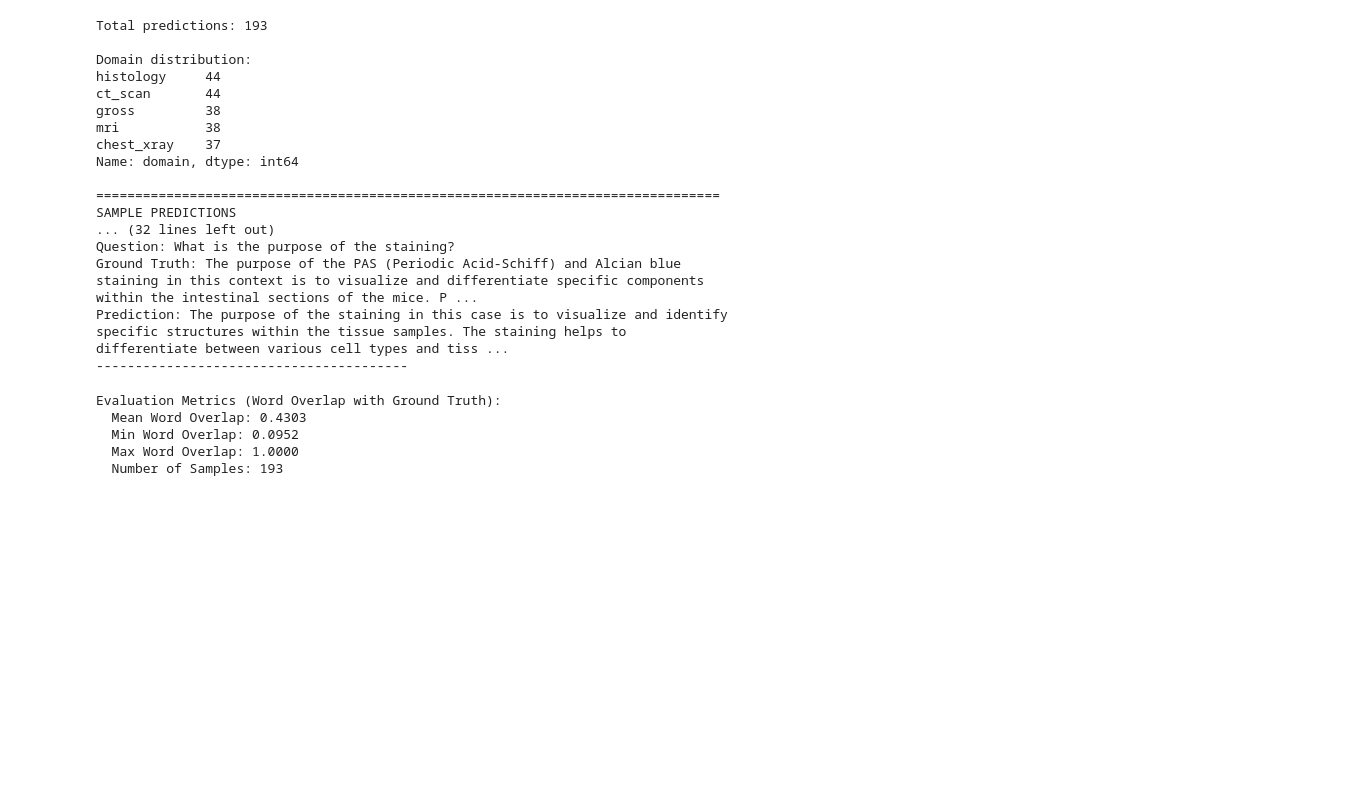
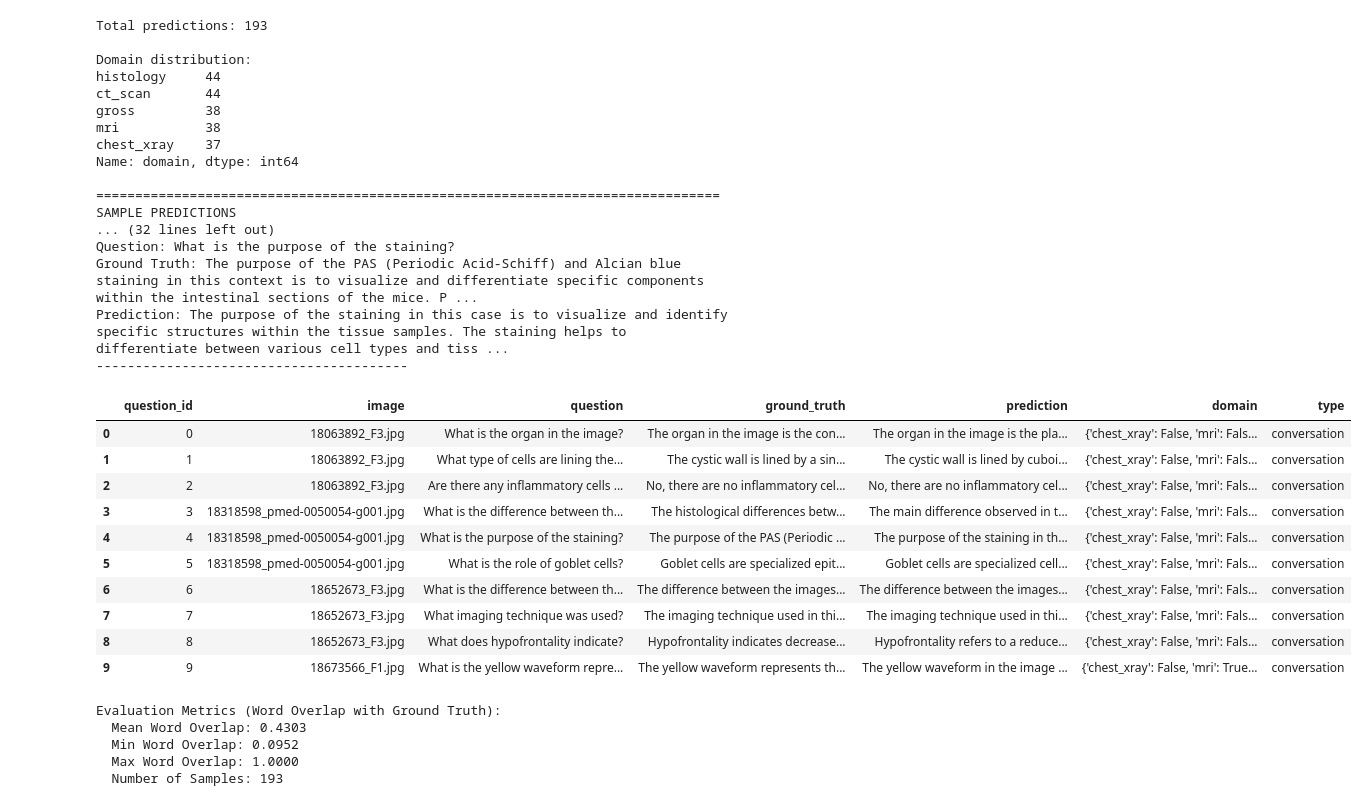
Before and after one commit to Addi-11/CorTEX, a Jupyter notebook: llava-med-basic-test.ipynb, the cells around one changed output. Cells and saved outputs as stored; diff of their text form; code cells hidden in the pictures; blank space fills up the shorter version.

```diff
--- a/llava-med-basic-test.ipynb
+++ b/llava-med-basic-test.ipynb
@@ -340,6 +214,20 @@ Question: What is the purpose of the staining?
 Ground Truth: The purpose of the PAS (Periodic Acid-Schiff) and Alcian blue staining in this context is to visualize and differentiate specific components within the intestinal sections of the mice. P ...
 Prediction: The purpose of the staining in this case is to visualize and identify specific structures within the tissue samples. The staining helps to differentiate between various cell types and tiss ...
 ----------------------------------------
+# %%
+df.head(10)
+# %% [output]
+|  | question_id | image | question | ground_truth | prediction | domain | type |
+| 0 | 0 | 18063892_F3.jpg | What is the organ in the image? | The organ in the image is the con... | The organ in the image is the pla... | {'chest_xray': False, 'mri': Fals... | conversation |
+| 1 | 1 | 18063892_F3.jpg | What type of cells are lining the... | The cystic wall is lined by a sin... | The cystic wall is lined by cuboi... | {'chest_xray': False, 'mri': Fals... | conversation |
+| 2 | 2 | 18063892_F3.jpg | Are there any inflammatory cells ... | No, there are no inflammatory cel... | No, there are no inflammatory cel... | {'chest_xray': False, 'mri': Fals... | conversation |
+| 3 | 3 | 18318598_pmed-0050054-g001.jpg | What is the difference between th... | The histological differences betw... | The main difference observed in t... | {'chest_xray': False, 'mri': Fals... | conversation |
+| 4 | 4 | 18318598_pmed-0050054-g001.jpg | What is the purpose of the staining? | The purpose of the PAS (Periodic ... | The purpose of the staining in th... | {'chest_xray': False, 'mri': Fals... | conversation |
+| 5 | 5 | 18318598_pmed-0050054-g001.jpg | What is the role of goblet cells? | Goblet cells are specialized epit... | Goblet cells are specialized cell... | {'chest_xray': False, 'mri': Fals... | conversation |
+| 6 | 6 | 18652673_F3.jpg | What is the difference between th... | The difference between the images... | The difference between the images... | {'chest_xray': False, 'mri': Fals... | conversation |
+| 7 | 7 | 18652673_F3.jpg | What imaging technique was used? | The imaging technique used in thi... | The imaging technique used in thi... | {'chest_xray': False, 'mri': Fals... | conversation |
+| 8 | 8 | 18652673_F3.jpg | What does hypofrontality indicate? | Hypofrontality indicates decrease... | Hypofrontality refers to a reduce... | {'chest_xray': False, 'mri': Fals... | conversation |
+| 9 | 9 | 18673566_F1.jpg | What is the yellow waveform repre... | The yellow waveform represents th... | The yellow waveform in the image ... | {'chest_xray': False, 'mri': True... | conversation |
 # %%
 from collections import Counter
 import re
```
Also changed, not shown: parts of 3 cells of this notebook.
